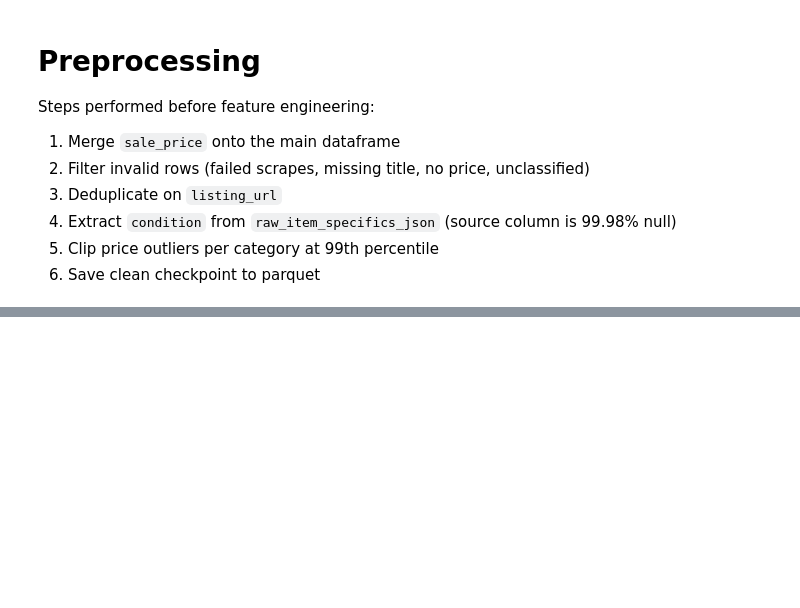
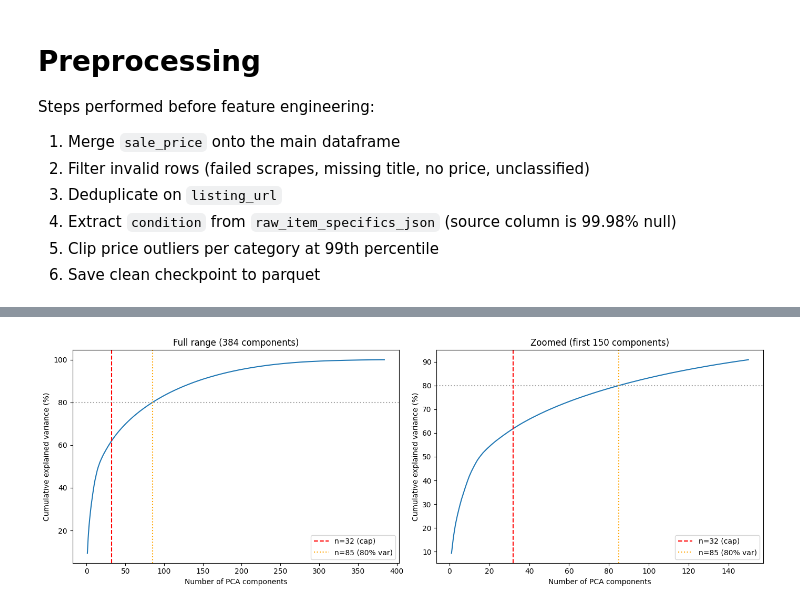
Before and after one commit to kjw009/multi-agentic-sales-representative-system, a Jupyter notebook: notebooks/full_ML_Pipeline.ipynb, the cells around one changed output, grey strips where cells are left out. Drawn from its saved outputs; the diff is of its cells as text; code cells hidden in the pictures; blank space fills up the shorter version.

```diff
--- a/notebooks/full_ML_Pipeline.ipynb
+++ b/notebooks/full_ML_Pipeline.ipynb
@@ -723,0 +909,19 @@ print(f"\nSaved → output/clean.parquet  ({len(clean):,} rows, {clean.shape[1]}
+# %%
+CONDITION_ORDINAL = {
+    "new":         4,
+    "open_box":    3,
+    "refurbished": 2,
+    "used":        1,
+    "for_parts":   0,
+}
+
+clean["condition_ord"] = (
+    clean["condition_clean"]
+    .map(CONDITION_ORDINAL)
+    .fillna(-1)
+    .astype(int)
+)
+
+print("Condition ordinal distribution:")
+print(clean[["condition_clean", "condition_ord"]].value_counts().sort_index())
+print(f"\nUnknown / NaN condition (−1): {(clean['condition_ord'] == -1).sum():,} rows")
@@ -723,0 +952,68 @@ print(f"\nSaved → output/clean.parquet  ({len(clean):,} rows, {clean.shape[1]}
+# %%
+from sklearn.decomposition import PCA
+
+# ── Step 1: encode titles ─────────────────────────────────────────────
+titles_list = clean["title"].fillna("").astype(builtins.str).tolist()
+print(f"Encoding {len(titles_list):,} titles...")
+
+title_embeds = model.encode(
+    titles_list,
+    convert_to_tensor=False,
+    normalize_embeddings=True,
+    batch_size=256,
+    show_progress_bar=True,
+)  # (n_rows, 384)
+
+# ── Step 2: full PCA to get the variance curve ────────────────────────
+pca_full = PCA(random_state=42)
+pca_full.fit(title_embeds)
+
+cum_var = np.cumsum(pca_full.explained_variance_ratio_) * 100
+n_components_range = np.arange(1, len(cum_var) + 1)
+
+# ── Step 3: pick n — 80% variance target, hard-capped at 32 ──────────
+# MiniLM spreads variance across many dims (diverse product categories),
+# so the 80% target lands at ~85. Cap at 32 to avoid overfitting on 8k rows.
+N_CAP = 32
+TARGET_VAR = 80.0
+elbow_uncapped = int(np.searchsorted(cum_var, TARGET_VAR)) + 1
+elbow = min(elbow_uncapped, N_CAP)
+print(f"Components to reach {TARGET_VAR}% variance: {elbow_uncapped}  →  capped at {elbow}")
+print(f"Cumulative variance at {elbow} components: {cum_var[elbow-1]:.1f}%")
+
+# ── Step 4: cumulative variance plot ──────────────────────────────────
+fig, axes = plt.subplots(1, 2, figsize=(14, 5))
+
+axes[0].plot(n_components_range, cum_var, linewidth=1.5)
+axes[0].axvline(elbow, color="red", linestyle="--", label=f"n={elbow} (cap)")
+axes[0].axvline(elbow_uncapped, color="orange", linestyle=":", label=f"n={elbow_uncapped} (80% var)")
+axes[0].axhline(TARGET_VAR, color="grey", linestyle=":", alpha=0.7)
+axes[0].set_xlabel("Number of PCA components")
+axes[0].set_ylabel("Cumulative explained variance (%)")
+axes[0].set_title("Full range (384 components)")
+axes[0].legend()
+
+zoom = min(elbow_uncapped * 2, 150)
+axes[1].plot(n_components_range[:zoom], cum_var[:zoom], linewidth=1.5)
+axes[1].axvline(elbow, color="red", linestyle="--", label=f"n={elbow} (cap)")
+axes[1].axvline(elbow_uncapped, color="orange", linestyle=":", label=f"n={elbow_uncapped} (80% var)")
+axes[1].axhline(TARGET_VAR, color="grey", linestyle=":", alpha=0.7)
+axes[1].set_xlabel("Number of PCA components")
+axes[1].set_ylabel("Cumulative explained variance (%)")
+axes[1].set_title(f"Zoomed (first {zoom} components)")
+axes[1].legend()
+
+plt.tight_layout()
+plt.show()
+
+# ── Step 5: refit PCA with chosen n and add columns to clean ──────────
+pca = PCA(n_components=elbow, random_state=42)
+pca_features = pca.fit_transform(title_embeds)
+
+pc_cols = [f"title_pc{i}" for i in range(1, elbow + 1)]
+clean   = clean.drop(columns=[c for c in clean.columns if c.startswith("title_pc")], errors="ignore")
+clean   = pd.concat([clean, pd.DataFrame(pca_features, columns=pc_cols, index=clean.index)], axis=1)
+
+print(f"Added {elbow} PCA columns: {pc_cols[:5]} ...")
+print(f"clean.shape: {clean.shape}")
+# %% [output]
@@ -723,0 +1023 @@ print(f"\nSaved → output/clean.parquet  ({len(clean):,} rows, {clean.shape[1]}
+[figure, added]
```
Also changed, not shown: parts of 20 cells of this notebook, 2 other files.
